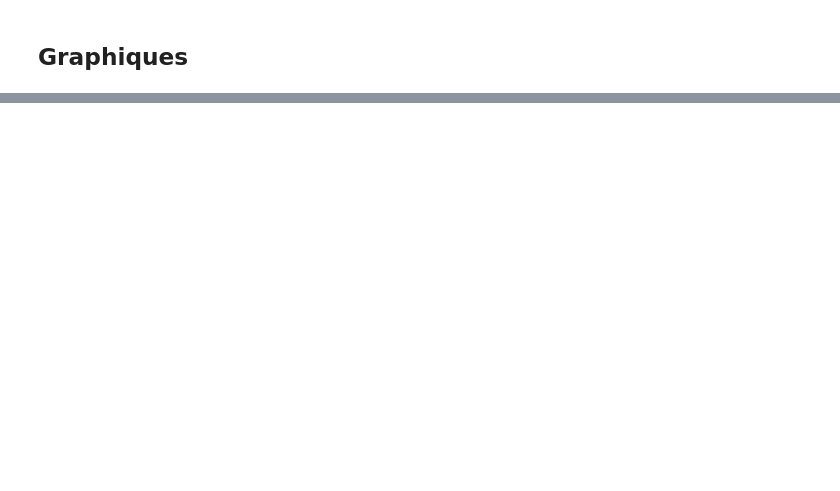
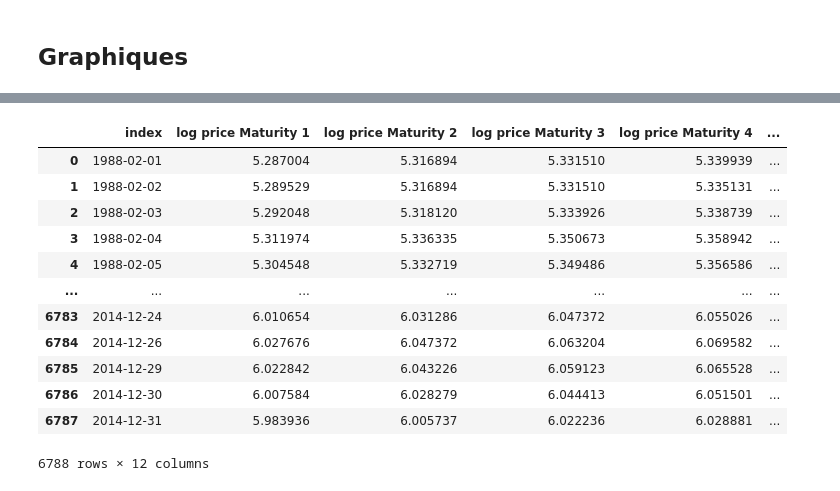
Before and after one commit to NaimLehbiben/Gestion-Quantitative, a Jupyter notebook: notebook.ipynb, the cells around one changed output, grey strips where cells are left out. Cells and saved outputs as stored; diff of their text form; code cells hidden in the pictures; blank space fills up the shorter version.

```diff
--- a/notebook.ipynb
+++ b/notebook.ipynb
@@ -80,0 +101,33 @@ plot_time_series(df,["Maturity 1"], " Front-month settlement price (cents/bu)",
+# %%
+from src.utility.date import get_t, get_T
+
+df.reset_index(inplace=True)
+df['t'] = df['index'].apply(get_t)
+df[['T1', 'T2', 'T3', 'T4', 'T5']] = df['index'].apply(lambda x: pd.Series(get_T(x)))
+# %%
+df_log= pd.DataFrame({
+    "index": df["index"]
+})
+
+for i in range(1, 6):
+    df_log[f'log price Maturity {i}'] = np.log(df[f'Maturity {i}'])
+
+for i in range(1, 6):
+    df_log[f'T {i}'] = (df[f'T{i}'] - df['index']).dt.days / 365
+df_log["t"] = df["t"]
+
+df_log
+# %% [output]
+|  | index | log price Maturity 1 | log price Maturity 2 | log price Maturity 3 | log price Maturity 4 | ... |
+| 0 | 1988-02-01 | 5.287004 | 5.316894 | 5.331510 | 5.339939 | ... |
+| 1 | 1988-02-02 | 5.289529 | 5.316894 | 5.331510 | 5.335131 | ... |
+| 2 | 1988-02-03 | 5.292048 | 5.318120 | 5.333926 | 5.338739 | ... |
+| 3 | 1988-02-04 | 5.311974 | 5.336335 | 5.350673 | 5.358942 | ... |
+| 4 | 1988-02-05 | 5.304548 | 5.332719 | 5.349486 | 5.356586 | ... |
+| ... | ... | ... | ... | ... | ... | ... |
+| 6783 | 2014-12-24 | 6.010654 | 6.031286 | 6.047372 | 6.055026 | ... |
+| 6784 | 2014-12-26 | 6.027676 | 6.047372 | 6.063204 | 6.069582 | ... |
+| 6785 | 2014-12-29 | 6.022842 | 6.043226 | 6.059123 | 6.065528 | ... |
+| 6786 | 2014-12-30 | 6.007584 | 6.028279 | 6.044413 | 6.051501 | ... |
+| 6787 | 2014-12-31 | 5.983936 | 6.005737 | 6.022236 | 6.028881 | ... |
+6788 rows × 12 columns
```
Also changed, not shown: parts of 8 cells of this notebook, 5 other files.
